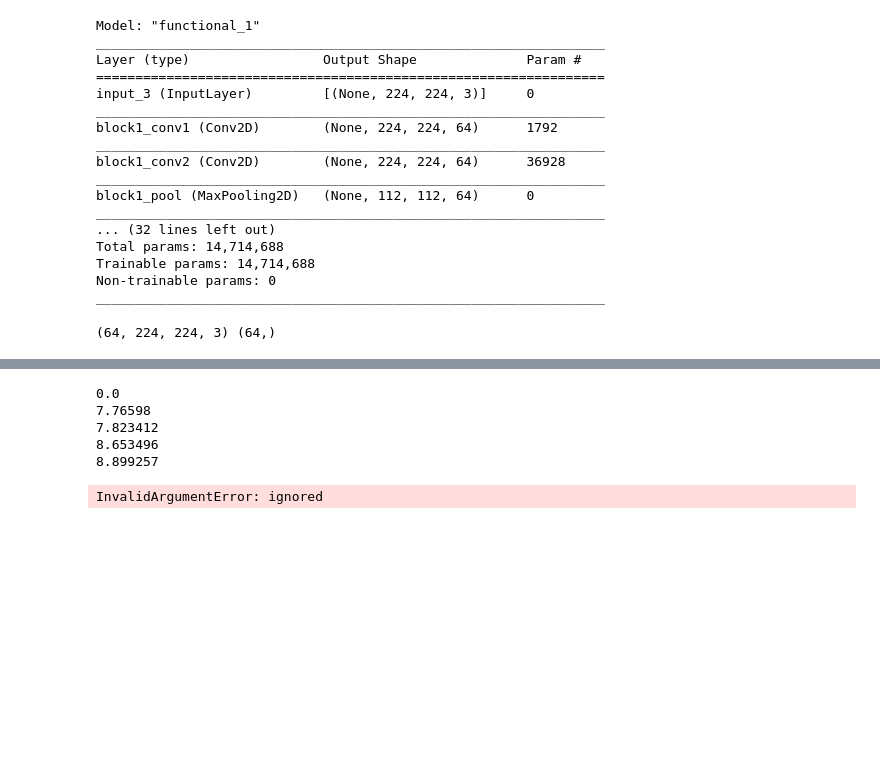
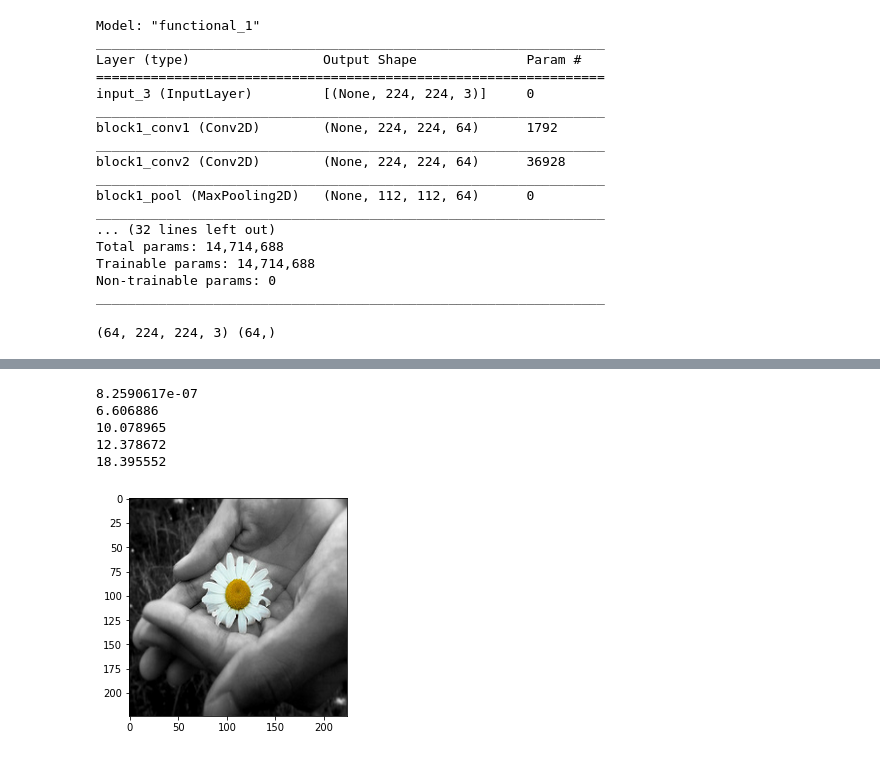
Before and after one commit to sayakpaul/A-Barebones-Image-Retrieval-System, a Jupyter notebook: Similarity.ipynb, the cells around one changed output, grey strips where cells are left out. Drawn from its saved outputs; the diff is of its cells as text; code cells hidden in the pictures; blank space fills up the shorter version.

Commit message:
Updated to similarity plots

```diff
--- a/Similarity.ipynb
+++ b/Similarity.ipynb
@@ -129,6 +136,12 @@ images, labels = next(iter(validation_ds.take(1)))
 print(images.shape, labels.shape)
 # %% [output]
 (64, 224, 224, 3) (64,)
+# %%
+# Finding out nearest neighbors for query features
+validation_features = feature_extractor.predict(images)
+neighbors = NearestNeighbors(n_neighbors=5,
+    algorithm='brute',
+    metric='euclidean').fit(validation_features)
 # %%
 random_index = int(np.random.choice(images.shape[0], 1))
 plt.imshow(images[random_index])
@@ -140,12 +153,13 @@ distances, indices = neighbors.kneighbors([validation_features[random_index]])
 for i in range(5):
     print(distances[0][i])
 # %% [output]
-0.0
-7.76598
-7.823412
-8.653496
-8.899257
+8.2590617e-07
+6.606886
+10.078965
+12.378672
+18.395552
 # %%
-plt.imshow(train_images[indices[0][1]], interpolation='lanczos')
+plt.imshow(images[indices[0][1]], interpolation='lanczos')
+plt.show()
 # %% [output]
-InvalidArgumentError: ignored
+[figure, added]
```
Also changed, not shown: parts of 9 cells of this notebook.
